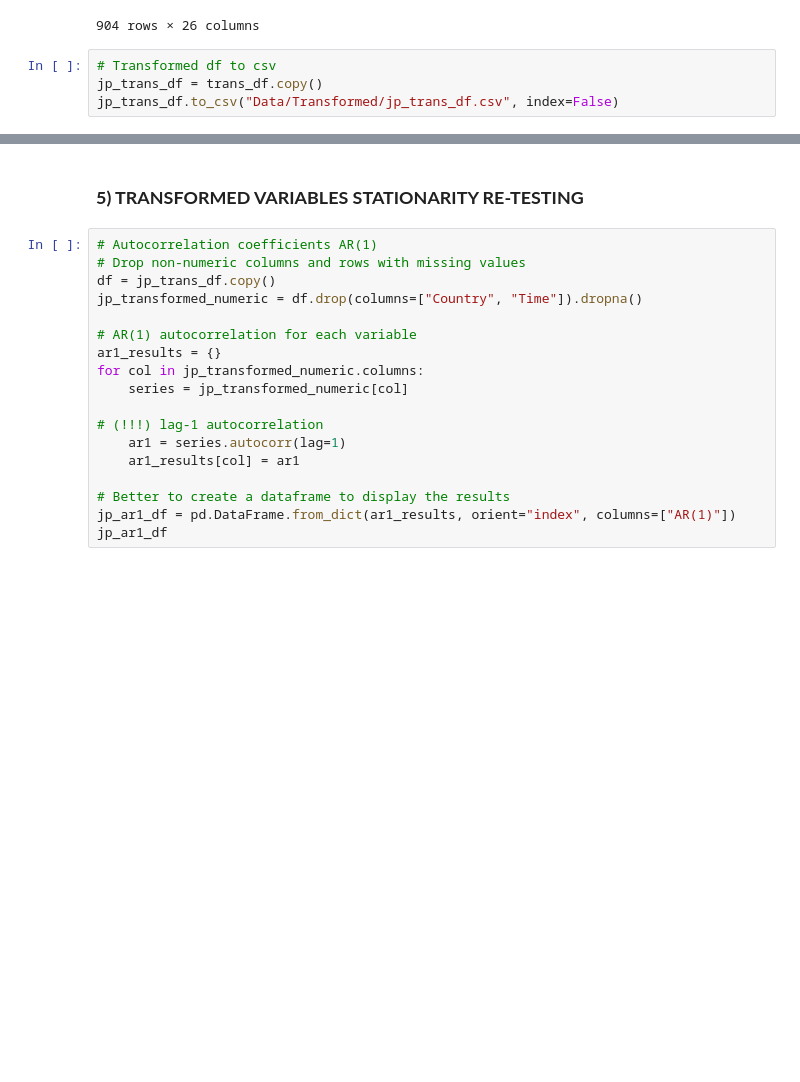
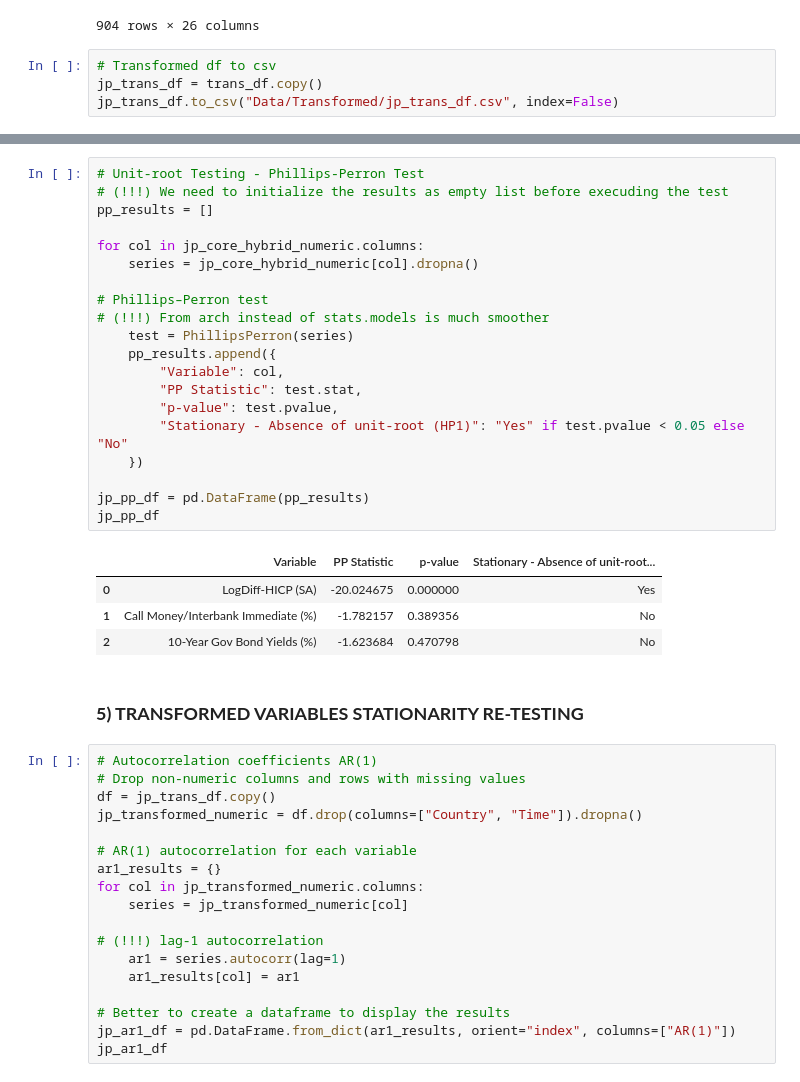
Before and after one commit to EliaLand/Policy_Target_RegimeSwitchingPersistence, a Jupyter notebook: Module2_stats_data_transformation.ipynb, the cells around one changed output, grey strips where cells are left out. Saved outputs shown, nothing was run; the diff lists cells and outputs as text; blank space fills up the shorter version.

```diff
--- a/Module2_stats_data_transformation.ipynb
+++ b/Module2_stats_data_transformation.ipynb
@@ -365,3 +339,28 @@ jp_trans_df.to_csv("Data/Transformed/jp_trans_df.csv", index=False)
+# %%
+# Unit-root Testing - Phillips-Perron Test
+# (!!!) We need to initialize the results as empty list before execuding the test
+pp_results = []
+
+for col in jp_core_hybrid_numeric.columns:
+    series = jp_core_hybrid_numeric[col].dropna()
+
+# Phillips–Perron test
+# (!!!) From arch instead of stats.models is much smoother
+    test = PhillipsPerron(series)
+    pp_results.append({
+        "Variable": col,
+        "PP Statistic": test.stat,
+        "p-value": test.pvalue,
+        "Stationary - Absence of unit-root (HP1)": "Yes" if test.pvalue < 0.05 else "No"
+    })
+
+jp_pp_df = pd.DataFrame(pp_results)
+jp_pp_df
+# %% [output]
+|  | Variable | PP Statistic | p-value | Stationary - Absence of unit-root... |
+| 0 | LogDiff-HICP (SA) | -20.024675 | 0.000000 | Yes |
+| 1 | Call Money/Interbank Immediate (%) | -1.782157 | 0.389356 | No |
+| 2 | 10-Year Gov Bond Yields (%) | -1.623684 | 0.470798 | No |
 # %% [markdown]
 ### **5) TRANSFORMED VARIABLES STATIONARITY RE-TESTING**
 # %%
```
Also changed, not shown: parts of 11 cells of this notebook, 3 other files.
